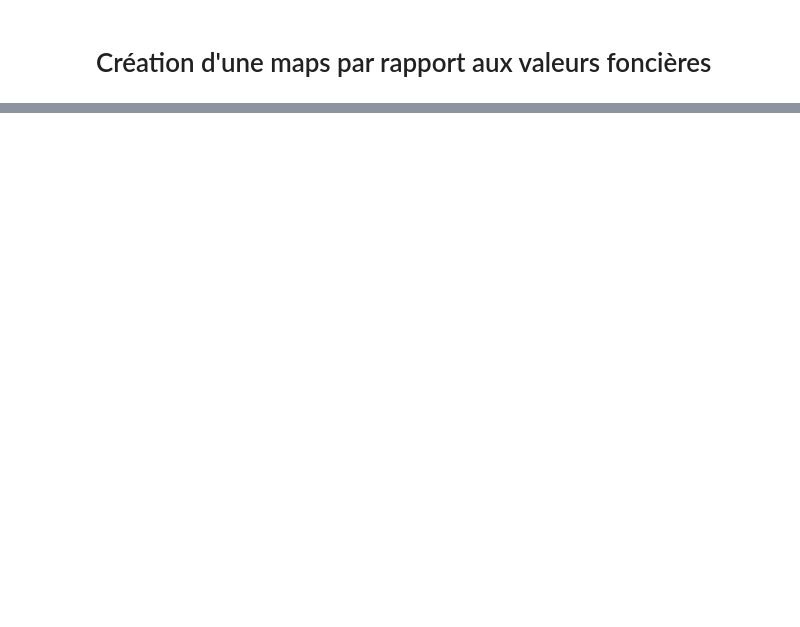
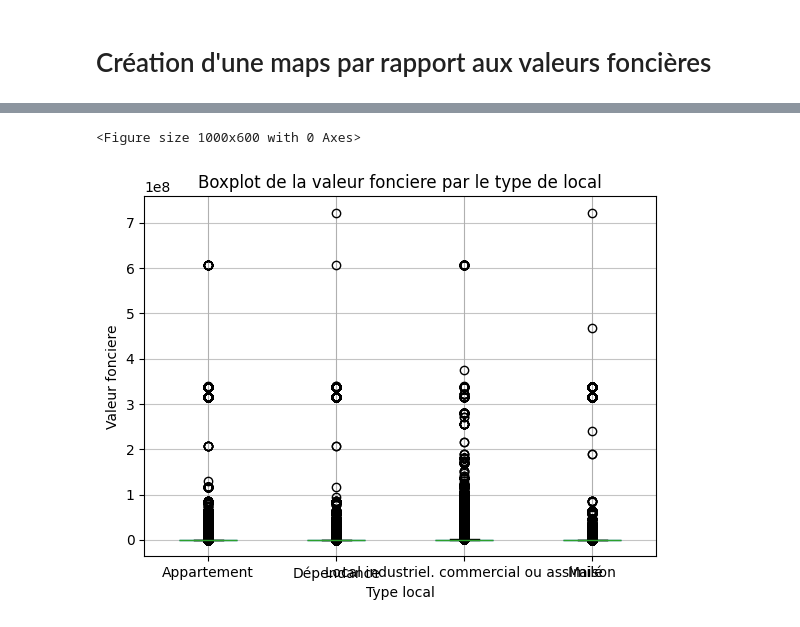
Before and after one commit to gdemerges/analyse_data_centric_immo, a Jupyter notebook: Data_centric_Guillaume.ipynb, the cells around one changed output, grey strips where cells are left out. Drawn from its saved outputs; the diff is of its cells as text; code cells hidden in the pictures; blank space fills up the shorter version.

```diff
--- a/Data_centric_Guillaume.ipynb
+++ b/Data_centric_Guillaume.ipynb
@@ -404,0 +424,12 @@ fig.show()
+# %%
+plt.figure(figsize=(10, 6))
+df.boxplot(column="Valeur fonciere", by="Type local", patch_artist=True)
+plt.title('Boxplot de la valeur fonciere par le type de local')
+plt.suptitle('')
+plt.xlabel('Type local')
+plt.ylabel('Valeur fonciere')
+plt.grid(axis='y', alpha=0.75)
+plt.show()
+# %% [output]
+<Figure size 1000x600 with 0 Axes>
+[figure, added]
```
Also changed, not shown: parts of 5 cells of this notebook.
